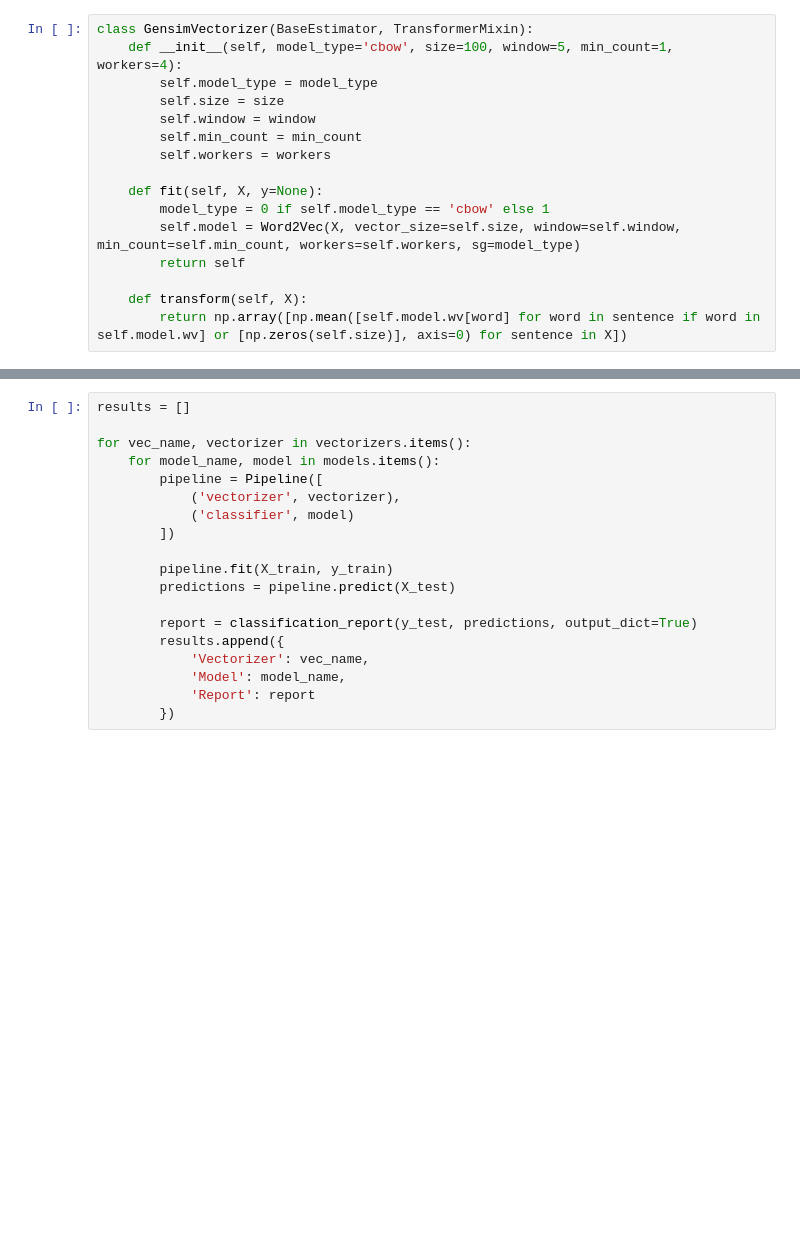
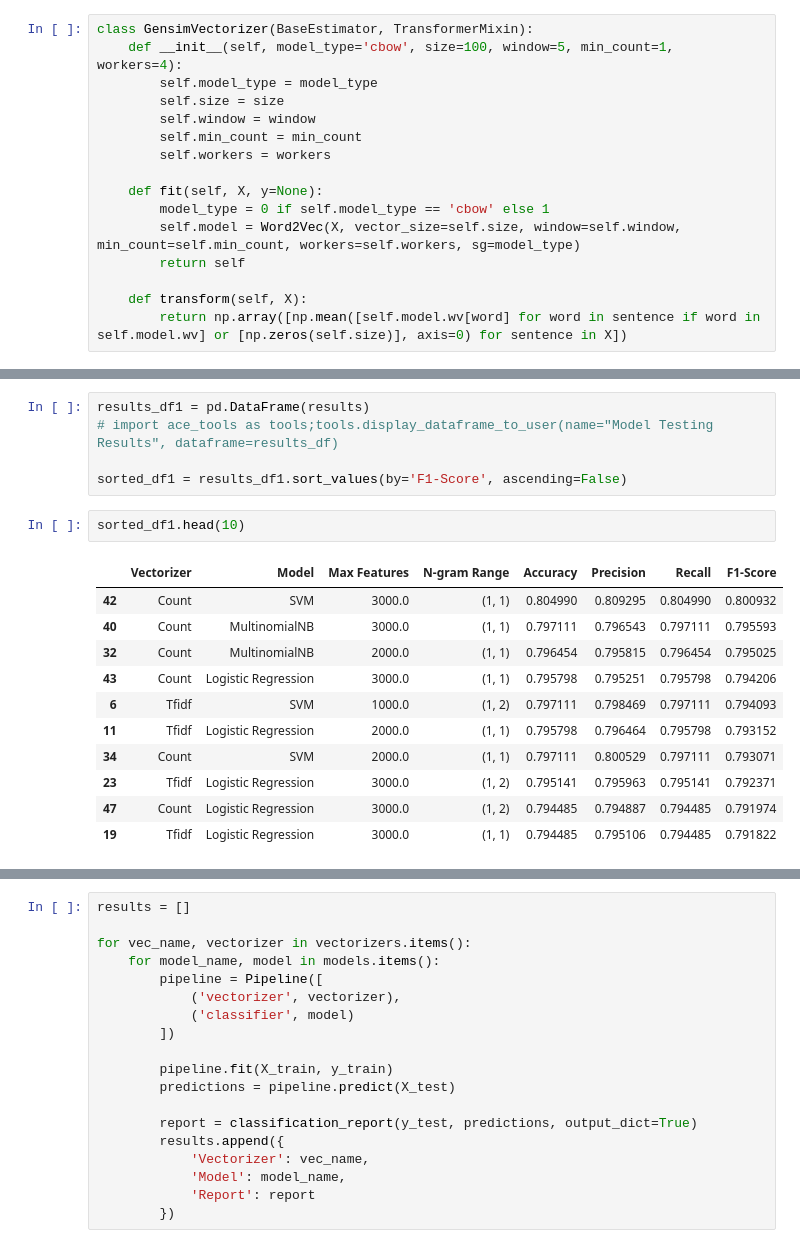
Before and after one commit to katarzynarogalska/DisasterTweets_KaggleCompetition, a Jupyter notebook: notebooks/Tweets_Feature_Engineering.ipynb, the cells around one changed output, grey strips where cells are left out. Cells and saved outputs as stored; diff of their text form; blank space fills up the shorter version.

```diff
--- a/notebooks/Tweets_Feature_Engineering.ipynb
+++ b/notebooks/Tweets_Feature_Engineering.ipynb
@@ -83,0 +259,19 @@ vectorizers = {
+# %%
+results_df1 = pd.DataFrame(results)
+# import ace_tools as tools;tools.display_dataframe_to_user(name="Model Testing Results", dataframe=results_df)
+
+sorted_df1 = results_df1.sort_values(by='F1-Score', ascending=False)
+# %%
+sorted_df1.head(10)
+# %% [output]
+|  | Vectorizer | Model | Max Features | N-gram Range | Accuracy | Precision | Recall | F1-Score |
+| 42 | Count | SVM | 3000.0 | (1, 1) | 0.804990 | 0.809295 | 0.804990 | 0.800932 |
+| 40 | Count | MultinomialNB | 3000.0 | (1, 1) | 0.797111 | 0.796543 | 0.797111 | 0.795593 |
+| 32 | Count | MultinomialNB | 2000.0 | (1, 1) | 0.796454 | 0.795815 | 0.796454 | 0.795025 |
+| 43 | Count | Logistic Regression | 3000.0 | (1, 1) | 0.795798 | 0.795251 | 0.795798 | 0.794206 |
+| 6 | Tfidf | SVM | 1000.0 | (1, 2) | 0.797111 | 0.798469 | 0.797111 | 0.794093 |
+| 11 | Tfidf | Logistic Regression | 2000.0 | (1, 1) | 0.795798 | 0.796464 | 0.795798 | 0.793152 |
+| 34 | Count | SVM | 2000.0 | (1, 1) | 0.797111 | 0.800529 | 0.797111 | 0.793071 |
+| 23 | Tfidf | Logistic Regression | 3000.0 | (1, 2) | 0.795141 | 0.795963 | 0.795141 | 0.792371 |
+| 47 | Count | Logistic Regression | 3000.0 | (1, 2) | 0.794485 | 0.794887 | 0.794485 | 0.791974 |
+| 19 | Tfidf | Logistic Regression | 3000.0 | (1, 1) | 0.794485 | 0.795106 | 0.794485 | 0.791822 |
```
Also changed, not shown: parts of 15 cells of this notebook, 2 other files.
